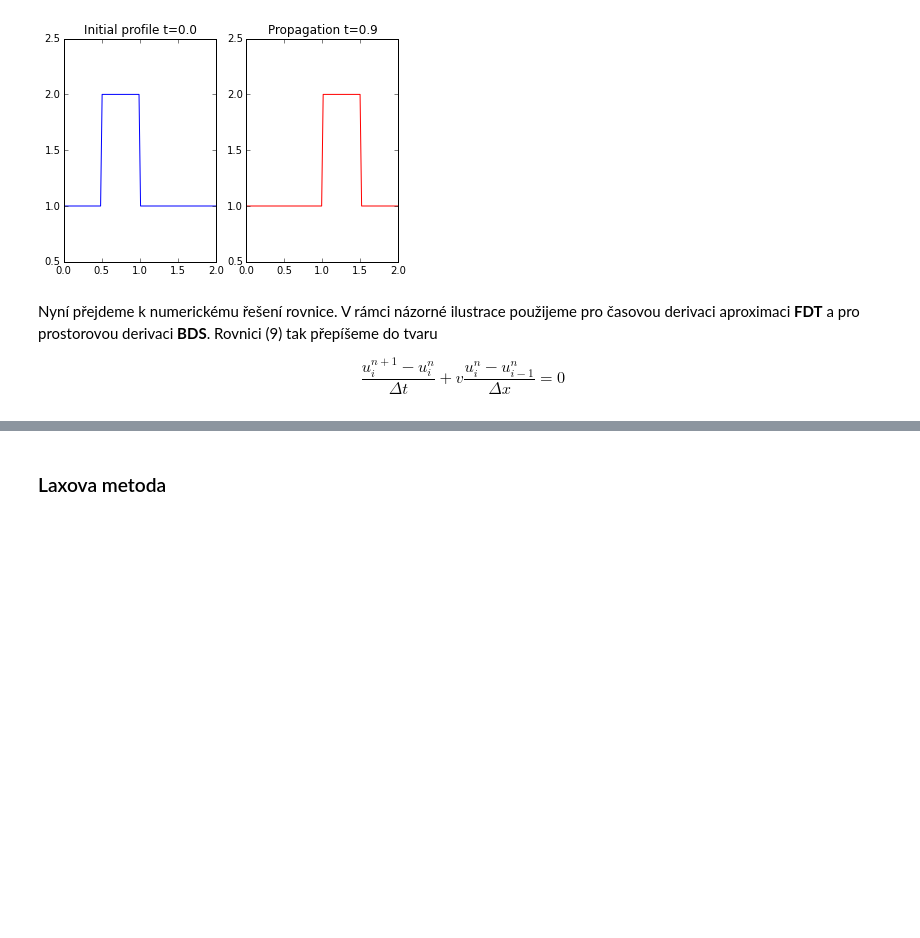
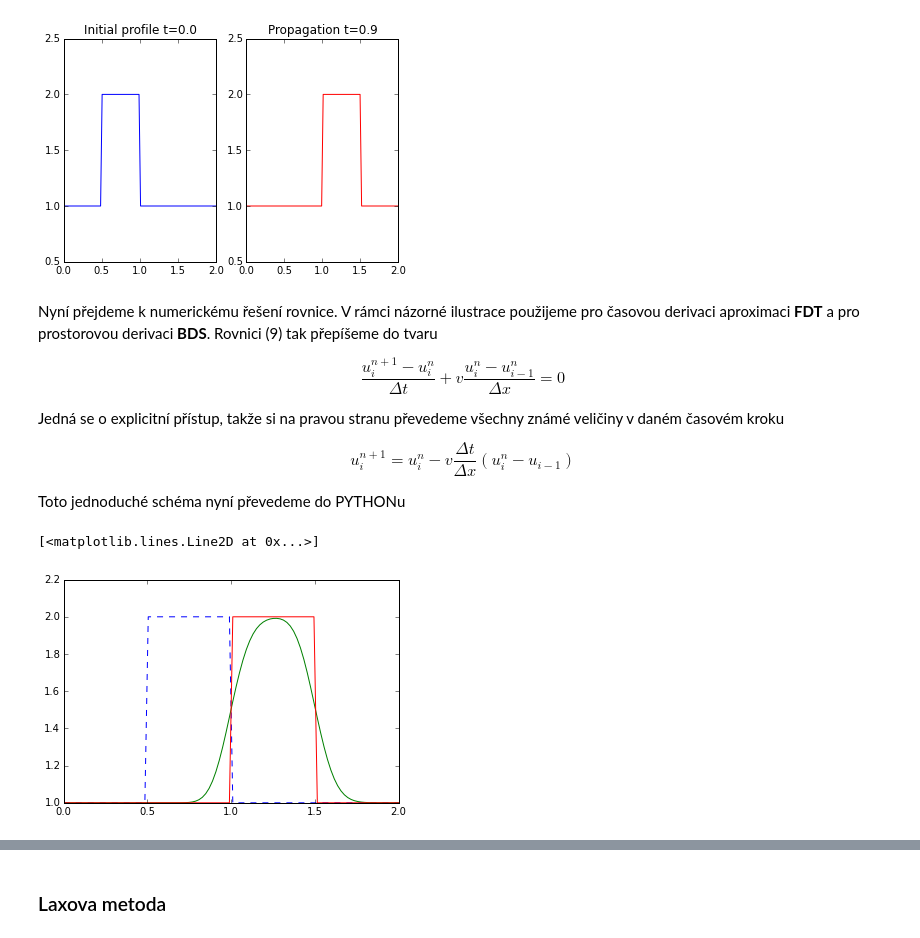
Before and after one commit to olowathor/F7785_-_Numericke_metody_v_astrofyzice, a Jupyter notebook: notebooks/Diff.ipynb, the cells around one changed output, grey strips where cells are left out. Cells and saved outputs as stored; diff of their text form; code cells hidden in the pictures; blank space fills up the shorter version.

```diff
--- a/notebooks/Diff.ipynb
+++ b/notebooks/Diff.ipynb
@@ -262,3 +257,60 @@ tak přepíšeme do tvaru
 $$
 \frac{u_i^{n+1}-u_i^n}{\Delta t}+v\frac{u_i^n-u_{i-1}^n}{\Delta x} = 0
 $$
+
+Jedná se o explicitní přístup, takže si na pravou stranu převedeme všechny známé veličiny v daném časovém kroku
+
+$$
+u_i^{n+1} = u_i^{n}-v\frac{\Delta t}{\Delta x}(u_i^{n}-u_{i-1})
+$$
+
+Toto jednoduché schéma nyní převedeme do PYTHONu
+# %%
+# Casovy krok
+dt = 0.01
+# Diskretizace prostorove promenne x
+x = np.linspace(0,2,100)
+# Odpovidajici prostorovy krok
+dx = 0.02
+
+# Advekcni rychlost
+v = 0.2
+# Doba vypoctu
+t_end = 2.5
+
+# Definice prave strany numerickeho schematu
+def right_side(u,v,dt,dx):
+
+    u_new=u.copy()
+    u_new[1:]=u[1:]-v*dt/dx*(u[1:]-u[:-1])
+
+    return u_new
+
+
+# Okrajove podminky
+def boundary(u):
+    N = np.size(u)
+    # Periodic boundary
+    u[0] = u[N-1]
+    u[N-1] = u[N-2]
+    return u
+
+# Hlavni cyklus programu , opakujici vypocet do dosazeni daneho casu t_end
+def run():
+    t = 0.0
+    u = box_profile(x)
+    while (t < t_end):
+        u = right_side(u,v,dt,dx)
+        u = boundary(u)
+        t = t + dt
+    return u
+
+u = run()
+
+# Srovnani numerickeho a exaktniho reseni
+plt.plot(x,u1,'--')
+plt.plot(x,u,'-')
+plt.plot(x,u2,'r-')
+# %% [output]
+[<matplotlib.lines.Line2D at 0x...>]
+[figure, added]
```
Also changed, not shown: parts of 7 cells of this notebook.
